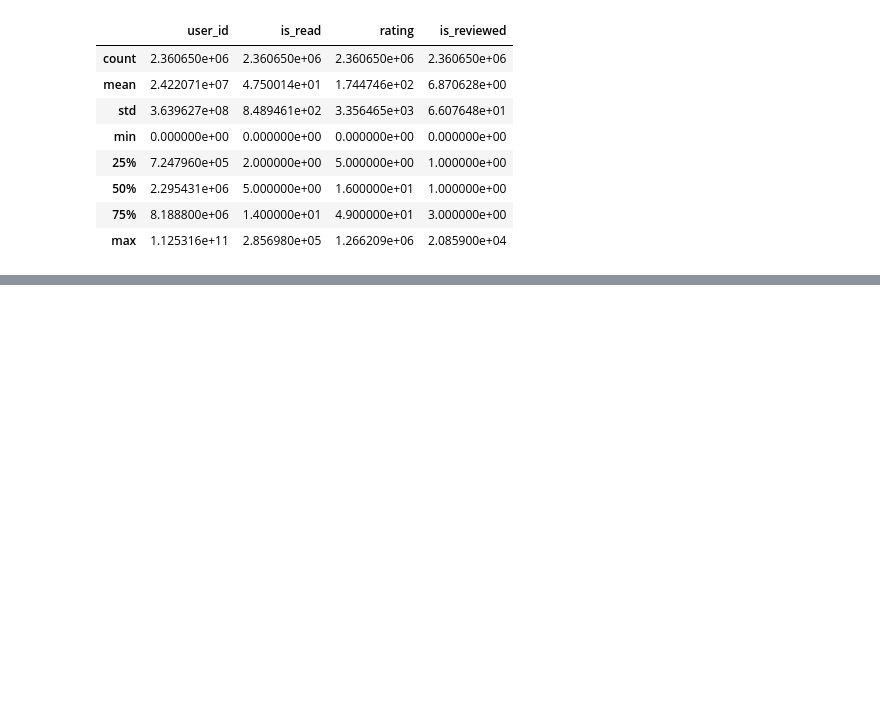
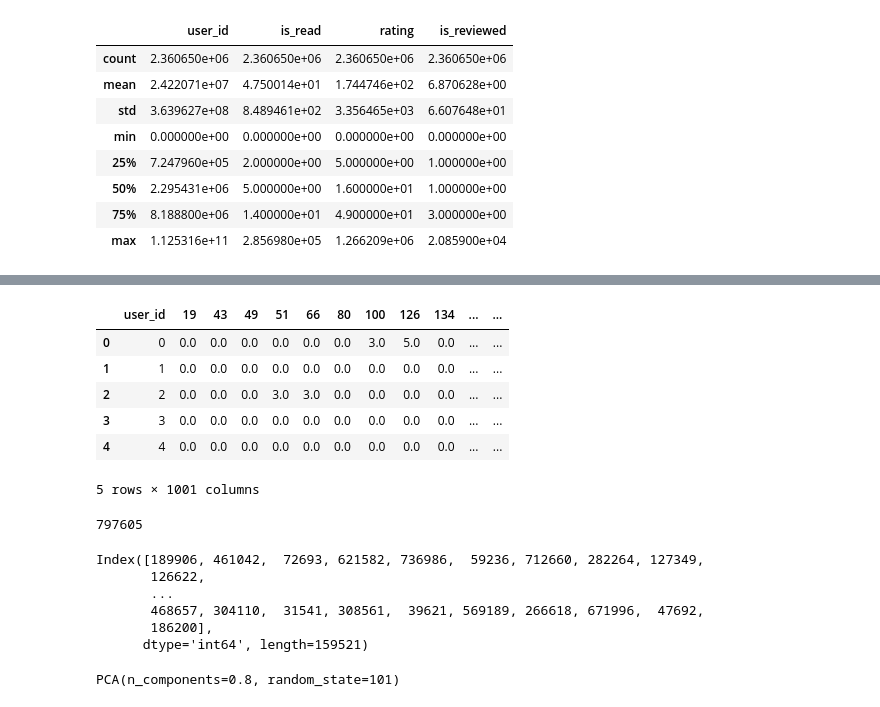
Before and after one commit to sean-r-duffy/DS5230-Final, a Jupyter notebook: embedding_creation_v1.ipynb, the cells around one changed output, grey strips where cells are left out. Drawn from its saved outputs; the diff is of its cells as text; code cells hidden in the pictures; blank space fills up the shorter version.

Commit message:
user embeddings

```diff
--- a/embedding_creation_v1.ipynb
+++ b/embedding_creation_v1.ipynb
@@ -244,0 +247,16 @@ int_df.pivot(index='user_id', columns='book_id', values='shelved').fillna(0).to_
+# %%
+ratings_df =pd.read_csv('data/ratings.csv')
+# %%
+ratings_df.head()
+# %% [output]
+|  | user_id | 19 | 43 | 49 | 51 | 66 | 80 | 100 | 126 | 134 | ... | ... |
+| 0 | 0 | 0.0 | 0.0 | 0.0 | 0.0 | 0.0 | 0.0 | 3.0 | 5.0 | 0.0 | ... | ... |
+| 1 | 1 | 0.0 | 0.0 | 0.0 | 0.0 | 0.0 | 0.0 | 0.0 | 0.0 | 0.0 | ... | ... |
+| 2 | 2 | 0.0 | 0.0 | 0.0 | 3.0 | 3.0 | 0.0 | 0.0 | 0.0 | 0.0 | ... | ... |
+| 3 | 3 | 0.0 | 0.0 | 0.0 | 0.0 | 0.0 | 0.0 | 0.0 | 0.0 | 0.0 | ... | ... |
+| 4 | 4 | 0.0 | 0.0 | 0.0 | 0.0 | 0.0 | 0.0 | 0.0 | 0.0 | 0.0 | ... | ... |
+5 rows × 1001 columns
+# %%
+len(ratings_df)
+# %% [output]
+797605
@@ -244,0 +268,14 @@ int_df.pivot(index='user_id', columns='book_id', values='shelved').fillna(0).to_
+# %%
+test.index
+# %% [output]
+Index([189906, 461042,  72693, 621582, 736986,  59236, 712660, 282264, 127349,
+       126622,
+       ...
+       468657, 304110,  31541, 308561,  39621, 569189, 266618, 671996,  47692,
+       186200],
+      dtype='int64', length=159521)
+# %%
+pca = PCA(n_components=0.80, random_state=101)
+pca.fit(train)
+# %% [output]
+PCA(n_components=0.8, random_state=101)
```
Also changed, not shown: parts of 13 cells of this notebook, 2 other files.
